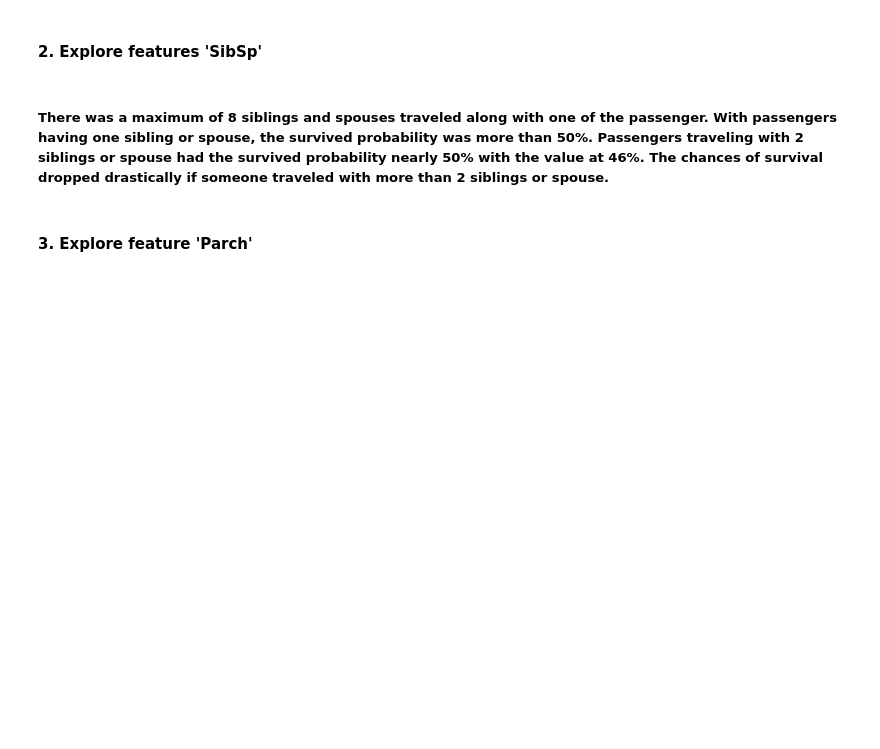
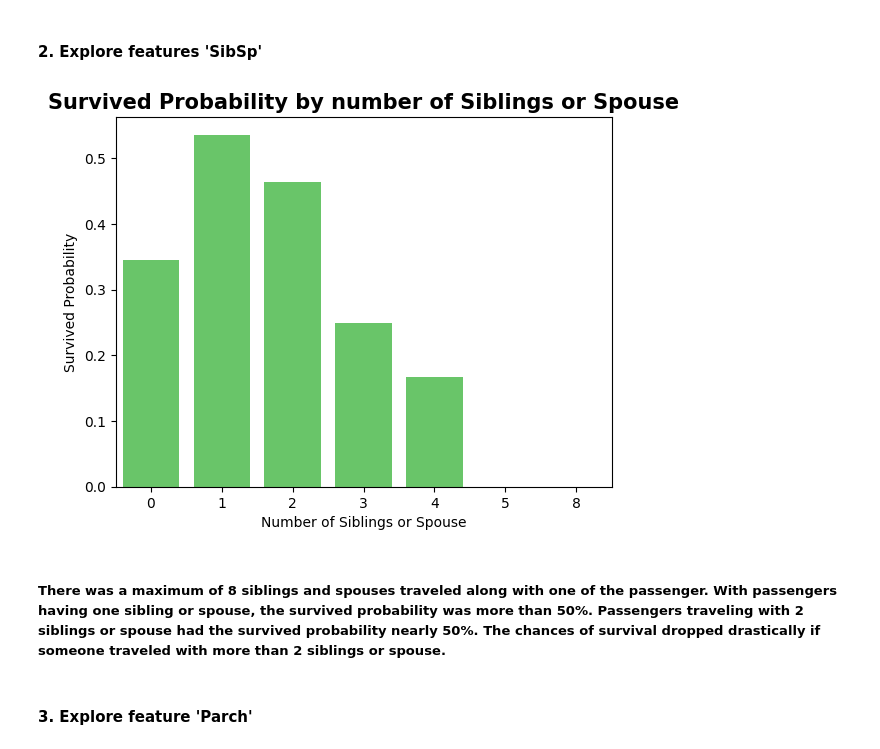
Before and after one commit to dinhlang86/Titanic, a Jupyter notebook: titanic.ipynb, the cells around one changed output. Cells and saved outputs as stored; diff of their text form; code cells hidden in the pictures; blank space fills up the shorter version.

```diff
--- a/titanic.ipynb
+++ b/titanic.ipynb
@@ -389,26 +396,20 @@ fig.show()
 # %% [markdown]
 #### 2. Explore features 'SibSp'
 # %%
+# Calculate survival rates
 survival_rates = df_train.groupby('SibSp')['Survived'].mean().reset_index()
-fig = px.bar(survival_rates, x='SibSp', y='Survived',
-            labels={'Survived': 'Survived Probability'})
-fig.update_layout(title={
-                    'text': "Survived Probability by number of Siblings or Spouse",
-                    'y':0.95,
-                    'x':0.5,
-                    'xanchor': 'center',
-                    'yanchor': 'top'},
-                autosize=False,
-                width=700,
-                height=500,
-                paper_bgcolor="LightSteelBlue",
-                xaxis=dict(
-                    title = "Number of Siblings or Spouse",
-                    type='category')
-)
-fig.show()
+
+# Create bar plot using Seaborn
+ax = sns.barplot(data=survival_rates, x='SibSp', y='Survived', color="#5ad45a")
+plt.title("Survived Probability by number of Siblings or Spouse", fontsize=15, fontweight='bold')
+plt.xlabel("Number of Siblings or Spouse")
+plt.ylabel("Survived Probability")
+# Show plot
+plt.show()
+# %% [output]
+[figure, added]
 # %% [markdown]
-##### There was a maximum of 8 siblings and spouses traveled along with one of the passenger. With passengers having one sibling or spouse, the survived probability was more than 50%. Passengers traveling with 2 siblings or spouse had the survived probability nearly 50% with the value at 46%. The chances of survival dropped drastically if someone traveled with more than 2 siblings or spouse.
+##### There was a maximum of 8 siblings and spouses traveled along with one of the passenger. With passengers having one sibling or spouse, the survived probability was more than 50%. Passengers traveling with 2 siblings or spouse had the survived probability nearly 50%. The chances of survival dropped drastically if someone traveled with more than 2 siblings or spouse.
 # %% [markdown]
 #### 3. Explore feature 'Parch'
 # %%
```
Also changed, not shown: parts of 17 cells of this notebook, 1 other file.
